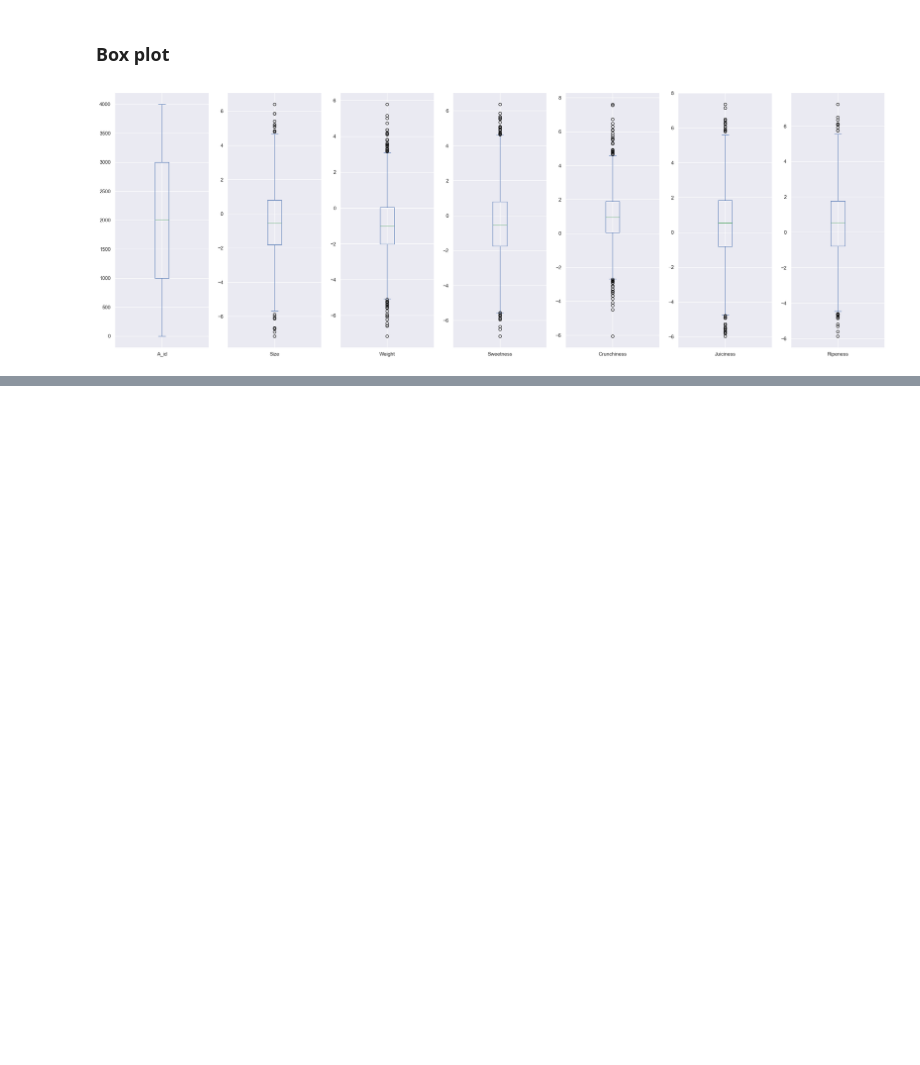
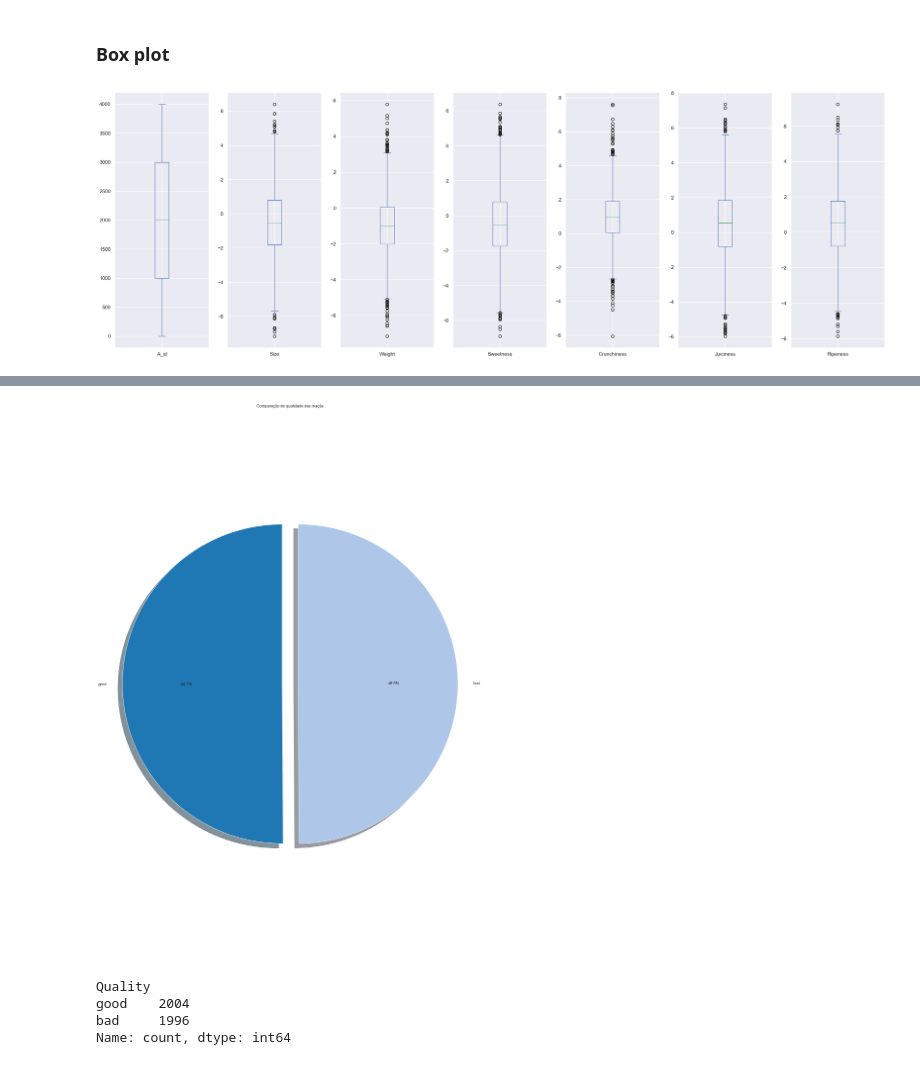
Before and after one commit to CaduValezzi/Data-_Base_CP2, a Jupyter notebook: cp2.ipynb, the cells around one changed output, grey strips where cells are left out. Saved outputs shown, nothing was run; the diff lists cells and outputs as text; code cells hidden in the pictures; blank space fills up the shorter version.

```diff
--- a/cp2.ipynb
+++ b/cp2.ipynb
@@ -159,0 +185,25 @@ g = sns.jointplot(x="total_bill", y="tip", data=tips,
+# %%
+import pandas as pd
+import matplotlib.pyplot as plt
+
+dataApple = pd.read_csv('apple_quality.csv')
+
+quality_counts = dataApple['Quality'].value_counts()
+
+labels = quality_counts.index
+quantity = quality_counts.values
+colors = plt.cm.tab20(range(len(labels)))
+explode = (0,) * (len(labels) - 1) + (0.1,)
+
+plt.title('Comparação de qualidade das maçãs')
+plt.pie(quantity, labels=labels, colors=colors, autopct='%1.1f%%', shadow=True, startangle=90, explode=explode)
+plt.axis('equal')
+plt.show()
+
+display(dataApple['Quality'].value_counts())
+# %% [output]
+[figure, added]
+Quality
+good    2004
+bad     1996
+Name: count, dtype: int64
```
Also changed, not shown: parts of 8 cells of this notebook.
